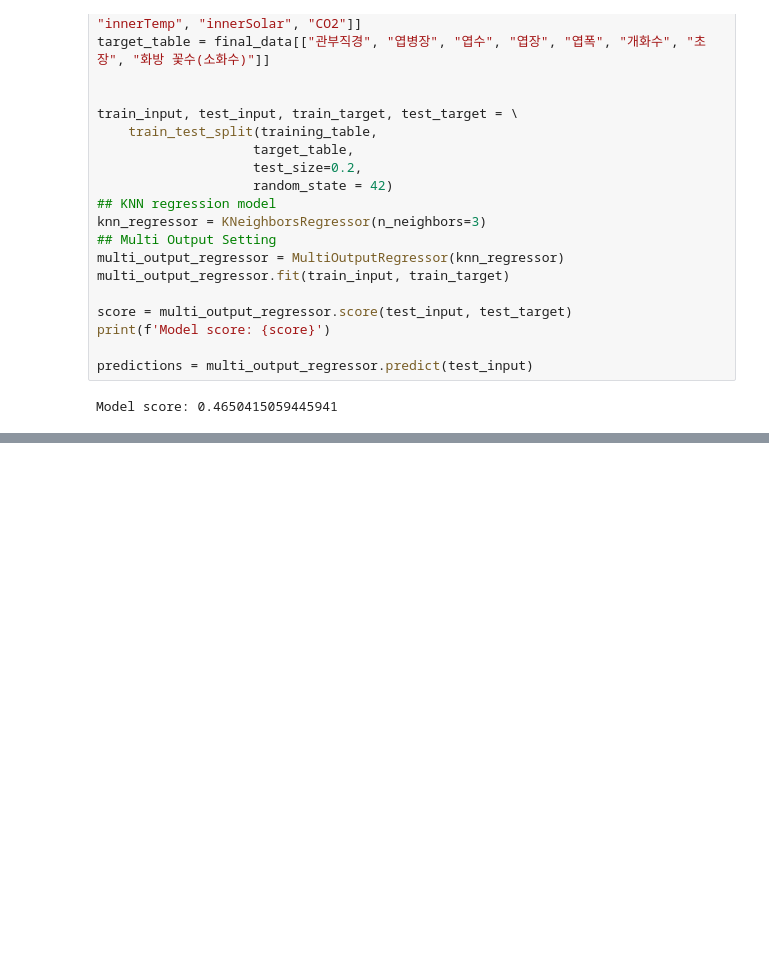
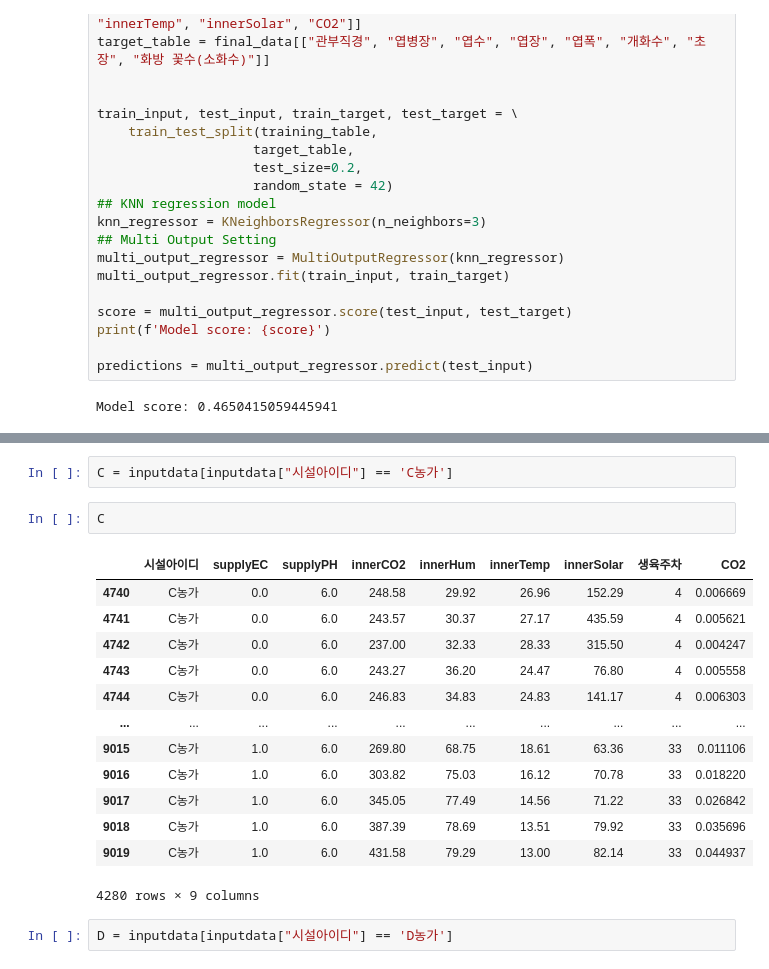
Before and after one commit to CodeArt-Team/MLcompetetion, a Jupyter notebook: BerryMachineLearning/JM.ipynb, the cells around one changed output, grey strips where cells are left out. Drawn from its saved outputs; the diff is of its cells as text; blank space fills up the shorter version.

```diff
--- a/BerryMachineLearning/JM.ipynb
+++ b/BerryMachineLearning/JM.ipynb
@@ -559,0 +580,20 @@ Model score: 0.4650415059445941
+# %%
+C = inputdata[inputdata["시설아이디"] == 'C농가']
+# %%
+C
+# %% [output]
+|  | 시설아이디 | supplyEC | supplyPH | innerCO2 | innerHum | innerTemp | innerSolar | 생육주차 | CO2 |
+| 4740 | C농가 | 0.0 | 6.0 | 248.58 | 29.92 | 26.96 | 152.29 | 4 | 0.006669 |
+| 4741 | C농가 | 0.0 | 6.0 | 243.57 | 30.37 | 27.17 | 435.59 | 4 | 0.005621 |
+| 4742 | C농가 | 0.0 | 6.0 | 237.00 | 32.33 | 28.33 | 315.50 | 4 | 0.004247 |
+| 4743 | C농가 | 0.0 | 6.0 | 243.27 | 36.20 | 24.47 | 76.80 | 4 | 0.005558 |
+| 4744 | C농가 | 0.0 | 6.0 | 246.83 | 34.83 | 24.83 | 141.17 | 4 | 0.006303 |
+| ... | ... | ... | ... | ... | ... | ... | ... | ... | ... |
+| 9015 | C농가 | 1.0 | 6.0 | 269.80 | 68.75 | 18.61 | 63.36 | 33 | 0.011106 |
+| 9016 | C농가 | 1.0 | 6.0 | 303.82 | 75.03 | 16.12 | 70.78 | 33 | 0.018220 |
+| 9017 | C농가 | 1.0 | 6.0 | 345.05 | 77.49 | 14.56 | 71.22 | 33 | 0.026842 |
+| 9018 | C농가 | 1.0 | 6.0 | 387.39 | 78.69 | 13.51 | 79.92 | 33 | 0.035696 |
+| 9019 | C농가 | 1.0 | 6.0 | 431.58 | 79.29 | 13.00 | 82.14 | 33 | 0.044937 |
+4280 rows × 9 columns
+# %%
+D = inputdata[inputdata["시설아이디"] == 'D농가']
```
Also changed, not shown: parts of 7 cells of this notebook.
